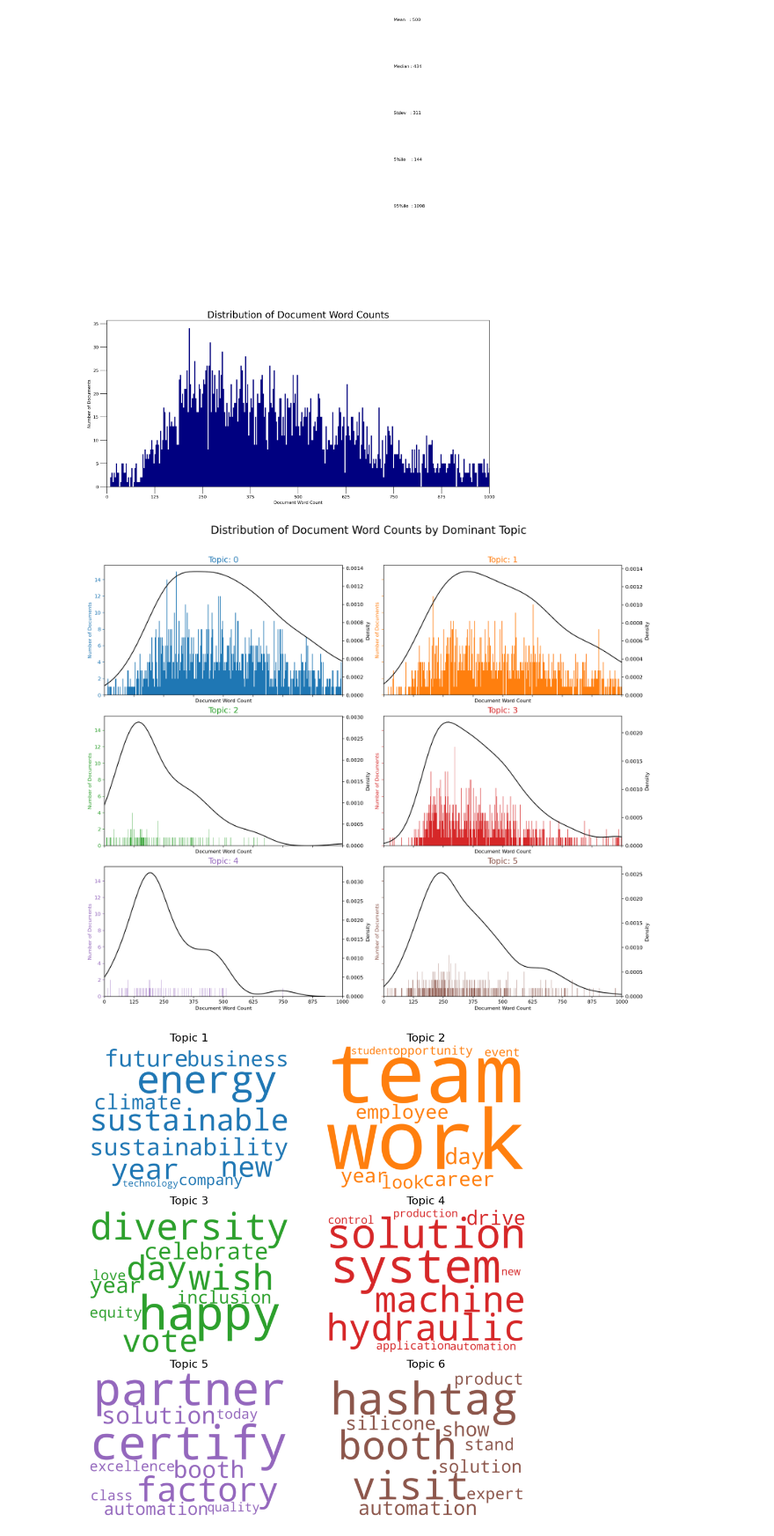
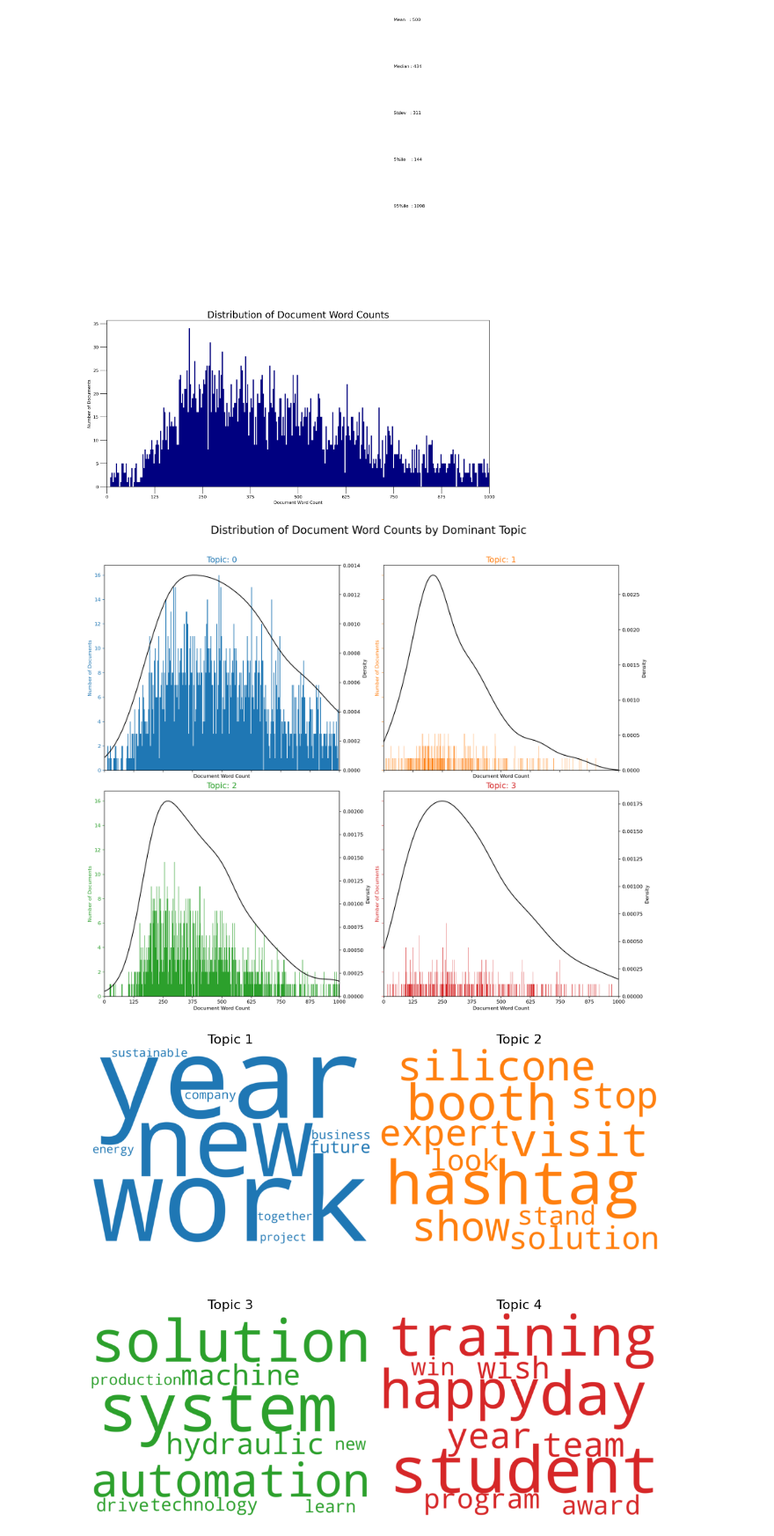
Before and after one commit to vladislabv/machine-learning-project, a Jupyter notebook: notebooks/2.0-vst-topic-modelling.ipynb, the cells around one changed output. Shown at 88% size. Cells and saved outputs as stored; diff of their text form; code cells hidden in the pictures.

Commit message:
add final touches on the project

```diff
--- a/notebooks/2.0-vst-topic-modelling.ipynb
+++ b/notebooks/2.0-vst-topic-modelling.ipynb
@@ -57,7 +57,7 @@ dotenv.load_dotenv(dotenv_path)
 True
 # %%
 # read input and agg daily measurements to first()
-df = pd.read_csv('/home/jovyan/git_projects/machine-learning-project/data/interim/data_message_texts_ready_to_topic_modelling.csv', encoding='UTF-8')
+df = pd.read_csv('/home/jovyan/git_projects/machine-learning-project/data/interim/agg_posts_ready_for_lda.csv', encoding='UTF-8')
 df = df.drop_duplicates('text_clean_and_translated')
 # %%
 df.info()
@@ -82,8 +82,6 @@ memory usage: 713.9+ KB
 # %%
 # CONSTANTS
 en_stop = get_stop_words('en')
-en_stop.extend(['from', 'subject', 're', 'edu', 'use', 'not', 'would', 'say', 'could', '_', 'be', 'know', 'good', 'go', 'get', 'do', 'done', 'try', 'many', 'some', 'nice', 'thank', 'think', 'see', 'rather', 'easy', 'easily', 'lot', 'lack', 'make', 'want', 'seem', 'run', 'need', 'even', 'right', 'line', 'even', 'also', 'may', 'take', 'come'])
-en_stop.extend(['aftermarket', 'aren', 'bank', 'barmer', 'bosch', 'brasil', 'can', 'ceconomy', 'couldn', 'covestro', 'deutsche', 'dhl', 'didn', 'doesn', 'don', 'dpdhl', 'global', 'group', 'hadn', 'hagglunds', 'hartmann', 'hasn', 'haspa', 'haven', 'henkel', 'isn', 'korber', 'krones', 'let', 'markt', 'media', 'mediamarkt', 'mediamarktsaturn', 'mustn', 'nagra', 'post', 'rexroth', 'saturn', 'schaeffler', 'shan', 'shouldn', 'sonova', 'sparkasse', 'symrise', 'vdi', 'verein', 'wacker', 'wasn', 'weren', 'won', 'wouldn'])
 en_stop.extend(os.getenv('COMPANIES').lower().split())
 # %%
 # FUNCTIONS
@@ -222,7 +220,7 @@ u_mass_scorer = make_scorer(compute_u_mass_coherence, greater_is_better=True)
 
 # Define your parameter grid for LDA
 param_grid = {
-    'n_components': [3, 4, 5, 6],
+    'n_components': [4, 5, 6],
     'learning_offset': [10, 15],
     'learning_decay': [.3, .6, .9]
 }
@@ -450,7 +440,7 @@ plt.show()
 # %%
 cols = [color for name, color in mcolors.TABLEAU_COLORS.items()]  # more colors: 'mcolors.XKCD_COLORS'
 
-fig, axes = plt.subplots(3,2,figsize=(16,14), dpi=160, sharex=True, sharey=True)
+fig, axes = plt.subplots(2,2,figsize=(16,14), dpi=160, sharex=True, sharey=True)
 
 for i, ax in enumerate(axes.flatten()):
     df_dominant_topic_sub = df_dominant_topic.loc[df_dominant_topic.Dominant_Topic == i, :]
@@ -466,9 +456,10 @@ fig.tight_layout()
 fig.subplots_adjust(top=0.90)
 plt.xticks(np.linspace(0,1000,9))
 fig.suptitle('Distribution of Document Word Counts by Dominant Topic', fontsize=22)
+plt.savefig('distribution_documents_word_counts_lda.png')
 plt.show()
 # %% [output]
-[figure, old version]
+[figure, new version]
 # %%
 # 1. Wordcloud of Top N words in each topic
 num_words = 10  # You can adjust the number of top words
@@ -478,35 +469,36 @@ cloud = WordCloud(stopwords='english',
                   background_color='white',
                   width=2500,
                   height=1800,
                   max_words=num_words,
                   colormap='tab10',
                   color_func=lambda *args, **kwargs: cols[i],
                   prefer_horizontal=1.0)
 
 
 # Assuming you have a trained scikit-learn LDA model 'lda_model' and a vectorizer 'vectorizer'
 
 # Get the top words for each topic from the LDA model
 topics = best_lda_model.components_
 
-fig, axes = plt.subplots(3, 2, figsize=(10, 10), sharex=True, sharey=True)
+fig, axes = plt.subplots(2, 2, figsize=(10, 10), sharex=True, sharey=True)
 
 for i, ax in enumerate(axes.flatten()):
     fig.add_subplot(ax)
     topic_words = dict(zip(vec_tfidf.get_feature_names_out(), topics[i]))
     top_words = dict(sorted(topic_words.items(), key=lambda x: x[1], reverse=True)[:num_words])
     cloud.generate_from_frequencies(top_words)
     plt.imshow(cloud, interpolation='bilinear')
     plt.title('Topic ' + str(i + 1), size=16)
     plt.axis('off')
 
 plt.subplots_adjust(wspace=0, hspace=0)
 plt.axis('off')
 plt.margins(x=0, y=0)
 plt.tight_layout()
+plt.savefig('word_cloud_lda.png')
 plt.show()
 # %% [output]
-[figure, old version]
+[figure, new version]
 # %%
 # Get the topics and their top words from the LDA model
 num_topics = best_lda_model.n_components
```
Also changed, not shown: parts of 14 cells of this notebook, 32 other files.
